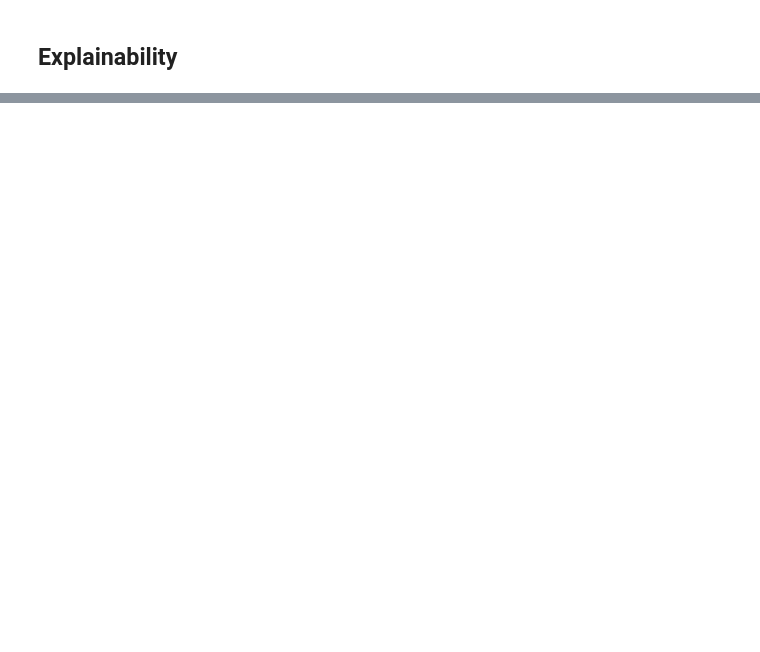
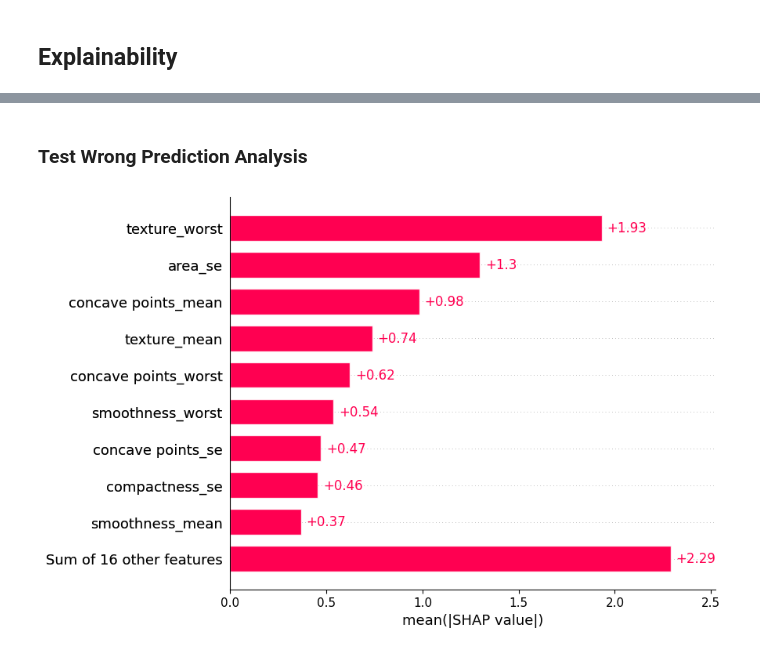
Before and after one commit to Haimzis/KaggleBreastCancerDetection, a Jupyter notebook: pipeline.ipynb, the cells around one changed output, grey strips where cells are left out. Saved outputs shown, nothing was run; the diff lists cells and outputs as text; code cells hidden in the pictures; blank space fills up the shorter version.

```diff
--- a/pipeline.ipynb
+++ b/pipeline.ipynb
@@ -1104,8 +1077,8 @@ Lets take a look at the missed test sample.
 # %%
 test_predictions = model.predict(_X_test)
-incorrect_predictions_idx = test_predictions != _Y_test
-incorrect_predictions_samples = pd.DataFrame(_X_test[incorrect_predictions_idx], columns=df.columns.drop([ID, LABEL] + low_corr_features))
-display(incorrect_predictions_samples)
+incorrect_test_predictions_idx = test_predictions != _Y_test
+incorrect_test_predictions_samples = pd.DataFrame(_X_test[incorrect_test_predictions_idx], columns=df.columns.drop([ID, LABEL] + low_corr_features))
+display(incorrect_test_predictions_samples)
 # %% [output]
 |  | radius_mean | texture_mean | perimeter_mean | area_mean | smoothness_mean | compactness_mean | ... |
 | 0 | 14.64 | 15.24 | 95.77 | 651.9 | 0.1132 | 0.1339 | ... |
@@ -1138,0 +1173,6 @@ We will revisit it after using explainability tools, which might help us underst
+# %% [markdown]
+### Test Wrong Prediction Analysis
+# %%
+shap.plots.bar(explainer(incorrect_test_predictions_samples))
+# %% [output]
+[figure, added]
```
Also changed, not shown: parts of 45 cells of this notebook, 3 other files.
